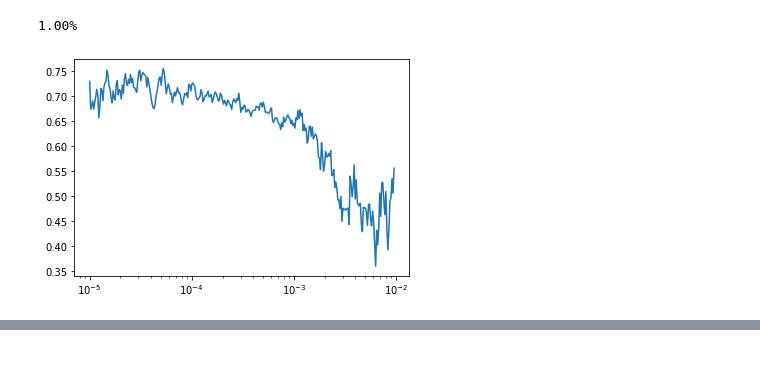
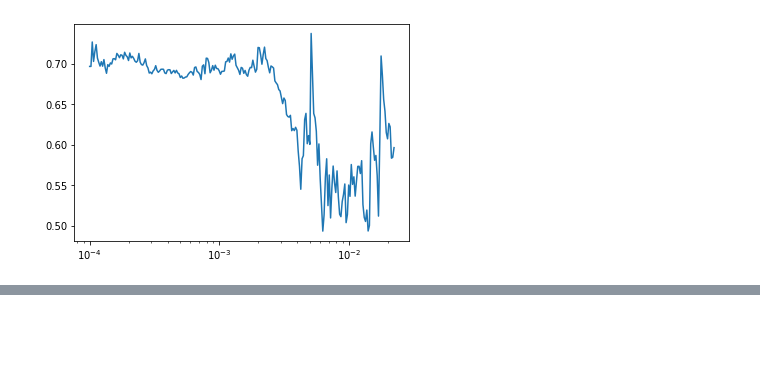
Before and after one commit to PiotrekSkalski/review_sentiment_analysis, a Jupyter notebook: CNN/train_CNN_interactive.ipynb, the cells around one changed output, grey strips where cells are left out. Drawn from its saved outputs; the diff is of its cells as text; code cells hidden in the pictures.

```diff
--- a/CNN/train_CNN_interactive.ipynb
+++ b/CNN/train_CNN_interactive.ipynb
@@ -24,9 +25,9 @@ import logging
 logging.basicConfig(level=logging.INFO,
                     format='%(asctime)s %(levelname)s : %(message)s', datefmt='%m/%d/%Y %I:%M:%S %p')
 # %%
-dataset, emb_weights = get_dataset()
-# dataset.fields['review'].include_lengths = True
+dataset, test_dataset, emb_weights = get_dataset(min_freq=5, test_set=True)
+dataset.fields['review'].include_lengths = True
 
-random.seed(43)
-ds_train, ds_val, ds_test = dataset.split(split_ratio=[0.8, 0.1, 0.1], random_state=random.getstate())
+random.seed(35)
+ds_train, ds_val = dataset.split(split_ratio=[0.9, 0.1])
 # %% [output]
@@ -78,14 +76,13 @@ class CNN(nn.Module):
 # %%
-model = CNN(out_channels=8, kernel_heights=(1, 3, 5, 7), stride=1, padding=(0, 1, 2, 3),
-            dropout=(0.45, 0.4), emb_weights=emb_weights.clone())
+model = CNN(emb_weights.clone(), out_channels=128,
+            kernel_heights=(1, 3, 5), dropout=(0.55, 0.5)).to(device)
 loss_fn = nn.CrossEntropyLoss().to(device)
-optimiser = AdamW(model.parameters(), lr=3e-3, weight_decay=1e-3)
-cycle_steps = 2*(len(ds_train)//32 + 1)
-scheduler = CyclicLRDecay(optimiser, 3e-5, 5e-3, cycle_steps, 0.25, gamma_factor=0.75)
+optimiser = AdamW(model.parameters(), weight_decay=1e-3)
+cycle_steps = (len(ds_train)//64 + 1)
+scheduler = CyclicLRDecay(optimiser, 6e-5, 3e-3, cycle_steps, 0.1, gamma_factor=0.7)
 learner = Learner(model, loss_fn, optimiser, scheduler, ds_train, ds_val, device)
 # %%
-learner.lr_finder(bs=32, lr_range=(1e-5, 1e-2))
+learner.lr_finder(bs=64, lr_range=(1e-4, 1e-1))
 # %% [output]
-1.00%
-[figure, old version]
+[figure, new version]
 # %%
```
Also changed, not shown: parts of 36 cells of this notebook, 15 other files.
